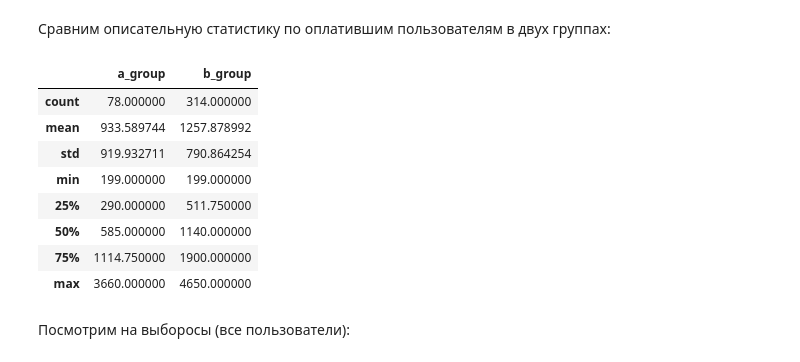
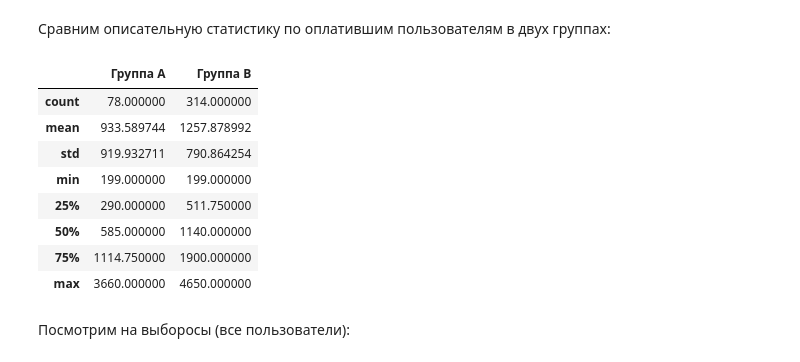
Before and after one commit to QuantumFluxx/karpov_courses, a Jupyter notebook: Финальный проект/Финальный проект.ipynb, the cells around one changed output. Saved outputs shown, nothing was run; the diff lists cells and outputs as text; code cells hidden in the pictures.

```diff
--- a/Финальный проект/Финальный проект.ipynb
+++ b/Финальный проект/Финальный проект.ipynb
@@ -491,11 +491,11 @@ pd.concat([a_group_descr, b_group_descr], axis=1)
 # %% [markdown]
 Сравним описательную статистику по оплатившим пользователям в двух группах:
 # %%
-a_group_descr = a_group_paid.rev.describe().to_frame().rename(columns={'rev': 'a_group'})
-b_group_descr = b_group_paid.rev.describe().to_frame().rename(columns={'rev': 'b_group'})
+a_group_descr = a_group_paid.rev.describe().to_frame().rename(columns={'rev': 'Группа А'})
+b_group_descr = b_group_paid.rev.describe().to_frame().rename(columns={'rev': 'Группа В'})
 pd.concat([a_group_descr, b_group_descr], axis=1)
 # %% [output]
-|  | a_group | b_group |
+|  | Группа А | Группа В |
 | count | 78.000000 | 314.000000 |
 | mean | 933.589744 | 1257.878992 |
 | std | 919.932711 | 790.864254 |
```
Also changed, not shown: parts of 7 cells of this notebook.
